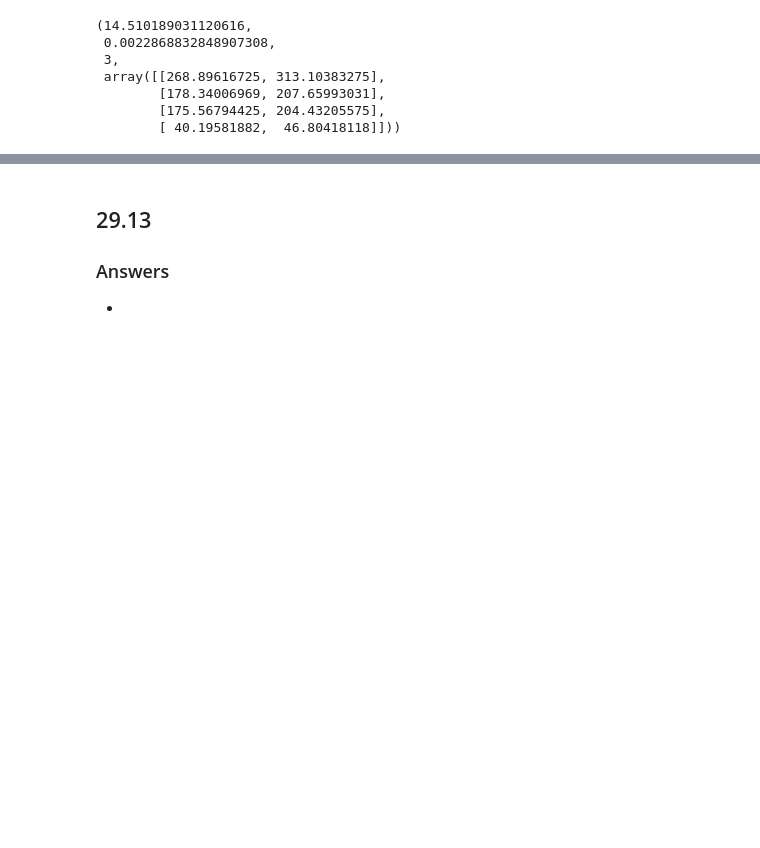
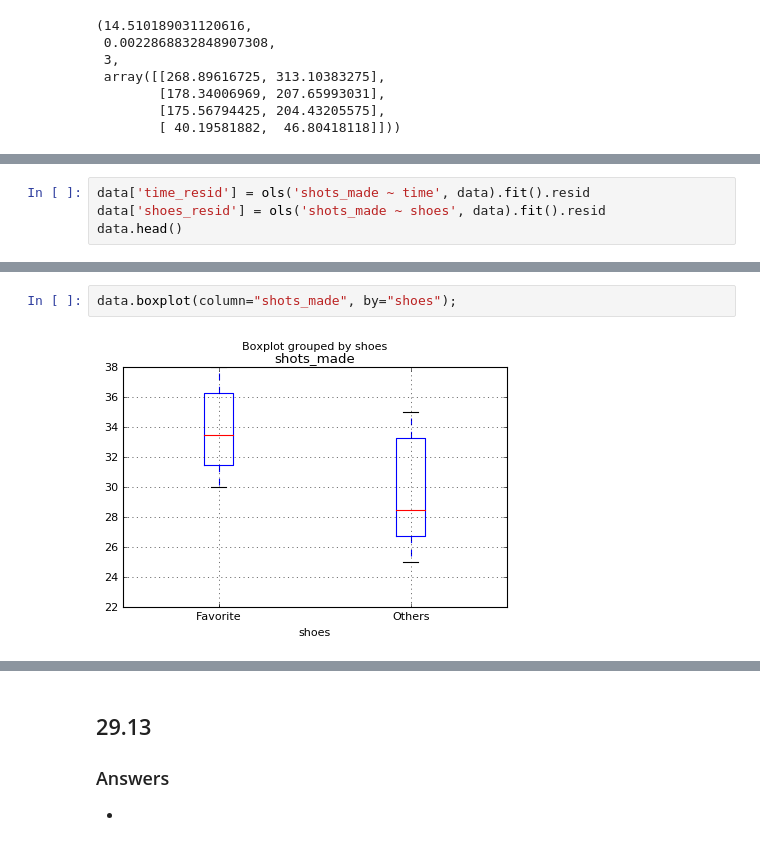
Before and after one commit to rickhaffey/stats-dvb, a Jupyter notebook: exercises/Chapter 29 - Exercises.ipynb, the cells around one changed output, grey strips where cells are left out. Cells and saved outputs as stored; diff of their text form; blank space fills up the shorter version.

```diff
--- a/exercises/Chapter 29 - Exercises.ipynb
+++ b/exercises/Chapter 29 - Exercises.ipynb
@@ -80,0 +127,4 @@ stats.chi2_contingency(arr)
+# %%
+data['time_resid'] = ols('shots_made ~ time', data).fit().resid
+data['shoes_resid'] = ols('shots_made ~ shoes', data).fit().resid
+data.head()
@@ -80,0 +138,4 @@ stats.chi2_contingency(arr)
+# %%
+data.boxplot(column="shots_made", by="shoes");
+# %% [output]
+[figure, added]
```
Also changed, not shown: parts of 11 cells of this notebook.
